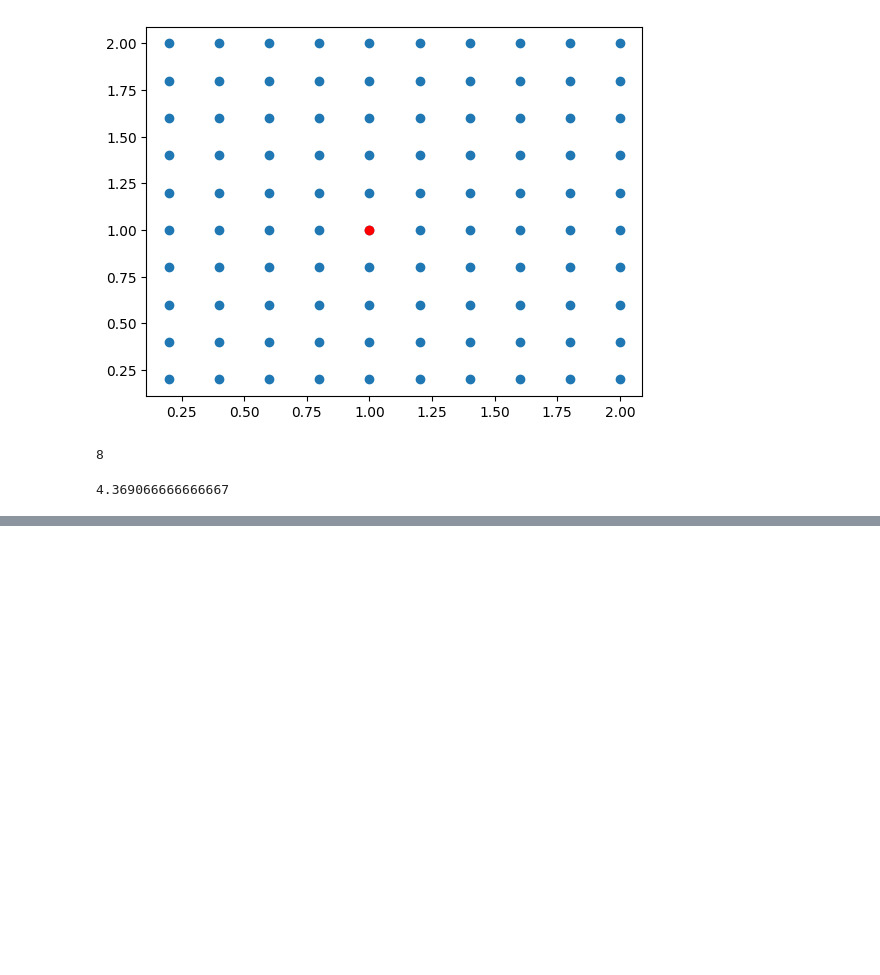
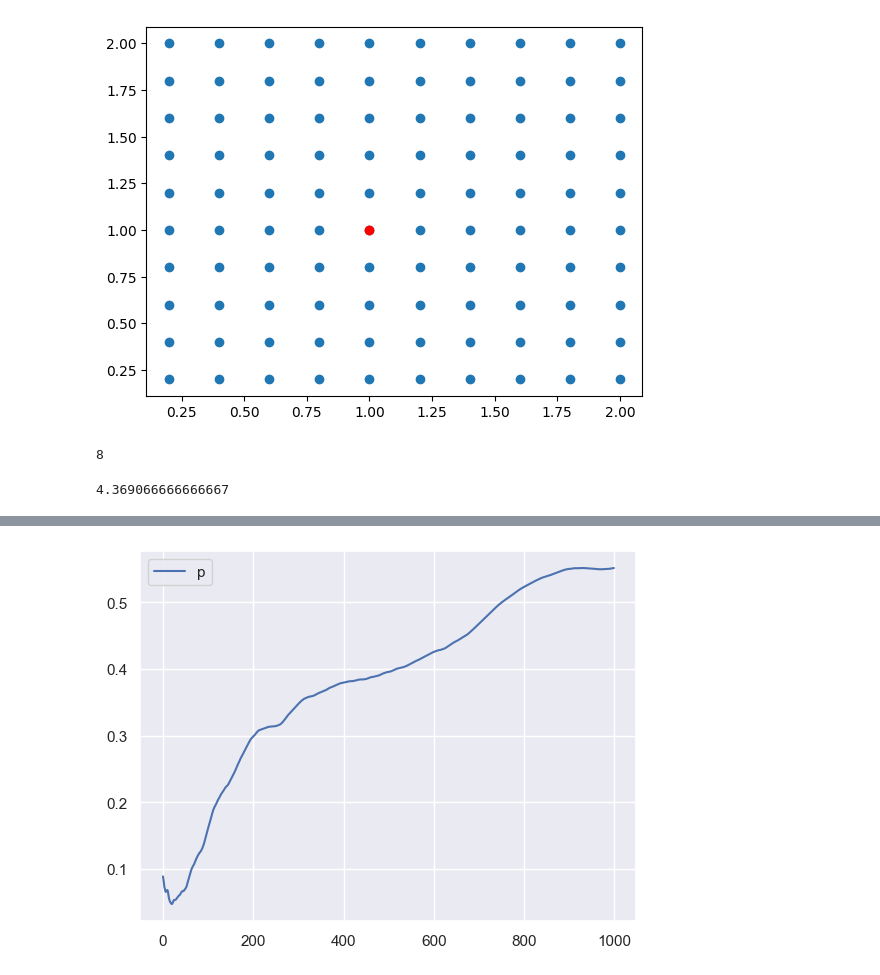
Before and after one commit to FXKevinK/iotlab-ed, a Jupyter notebook: iotlab/test.ipynb, the cells around one changed output, grey strips where cells are left out. Cells and saved outputs as stored; diff of their text form; code cells hidden in the pictures; blank space fills up the shorter version.

```diff
--- a/iotlab/test.ipynb
+++ b/iotlab/test.ipynb
@@ -55,0 +264,45 @@ lower = 5
+# %%
+max_epsilon = 1
+epsilon = max_epsilon
+min_epsilon = 0.01
+decay = 0.01
+delta = (max_epsilon - min_epsilon) * decay
+
+result_e = []
+result_p = []
+
+total_reward = 0
+prev_total_reward = 0
+for episode in range(episodes):
+
+    reward = pfree_i[episode]
+    total_reward += reward
+
+    p = total_reward / (episode+1)
+    new_epsilon = epsilon
+    diff = p
+    if episode > 0:
+        prev_p = prev_total_reward / episode
+        diff = p - prev_p
+        if diff > 0:
+            # exploit
+            new_epsilon -= delta
+        else:
+            # explore
+            new_epsilon += delta
+
+    new_epsilon = max(new_epsilon, min_epsilon)
+    new_epsilon = min(new_epsilon, max_epsilon)
+
+    result_p.append(p)
+    result_e.append(epsilon)
+
+    epsilon = new_epsilon
+    prev_total_reward = total_reward
+
+# log scale plot
+plt.plot(result_p, label ='p')
+plt.legend()
+plt.show()
+# %% [output]
+[figure, added]
```
Also changed, not shown: parts of 10 cells of this notebook, 21 other files.
